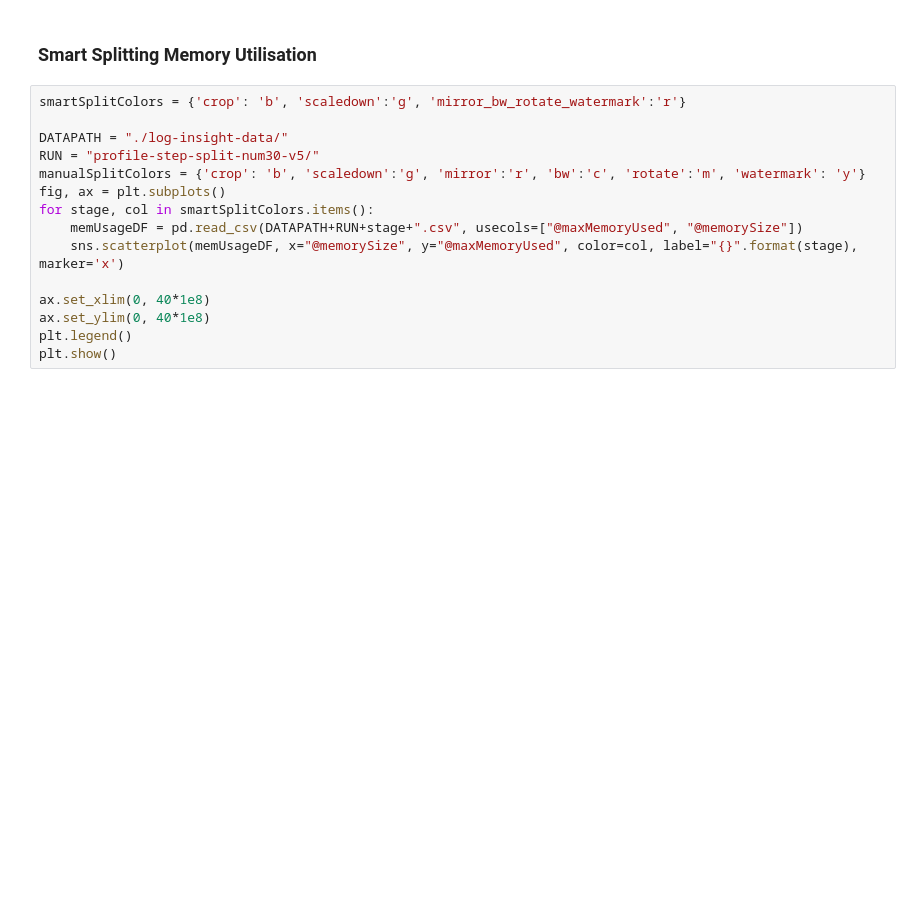
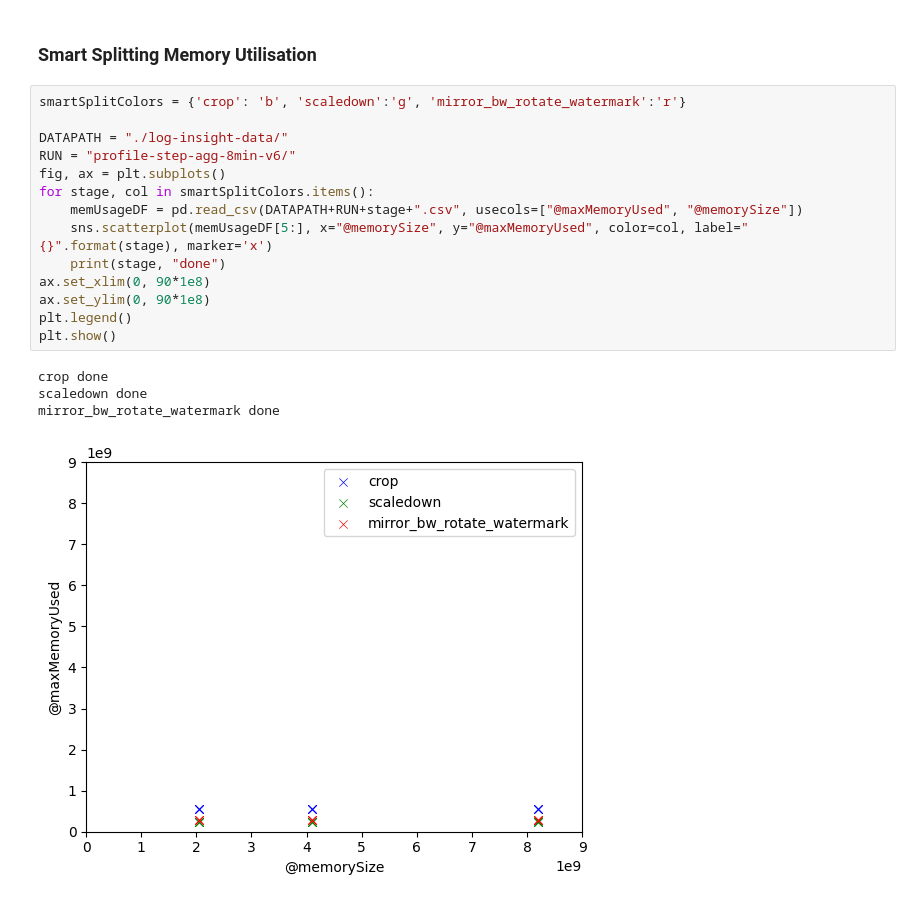
Before and after one commit to serverless-video-processing/lambda-pipeline, a Jupyter notebook: lambda-code-step/memory-analysis/memusage_plot.ipynb, the cells around one changed output. Saved outputs shown, nothing was run; the diff lists cells and outputs as text; blank space fills up the shorter version.

```diff
--- a/lambda-code-step/memory-analysis/memusage_plot.ipynb
+++ b/lambda-code-step/memory-analysis/memusage_plot.ipynb
@@ -24,15 +62,19 @@ plt.show()
 # %%
 smartSplitColors = {'crop': 'b', 'scaledown':'g', 'mirror_bw_rotate_watermark':'r'}
 
 DATAPATH = "./log-insight-data/"
-RUN = "profile-step-split-num30-v5/"
-manualSplitColors = {'crop': 'b', 'scaledown':'g', 'mirror':'r', 'bw':'c', 'rotate':'m', 'watermark': 'y'}
+RUN = "profile-step-agg-8min-v6/"
 fig, ax = plt.subplots()
 for stage, col in smartSplitColors.items():
     memUsageDF = pd.read_csv(DATAPATH+RUN+stage+".csv", usecols=["@maxMemoryUsed", "@memorySize"])
-    sns.scatterplot(memUsageDF, x="@memorySize", y="@maxMemoryUsed", color=col, label="{}".format(stage), marker='x')
-
-ax.set_xlim(0, 40*1e8)
-ax.set_ylim(0, 40*1e8)
+    sns.scatterplot(memUsageDF[5:], x="@memorySize", y="@maxMemoryUsed", color=col, label="{}".format(stage), marker='x')
+    print(stage, "done")
+ax.set_xlim(0, 90*1e8)
+ax.set_ylim(0, 90*1e8)
 plt.legend()
 plt.show()
+# %% [output]
+crop done
+scaledown done
+mirror_bw_rotate_watermark done
+[figure, added]
```
Also changed, not shown: parts of 6 cells of this notebook, 3 other files.
